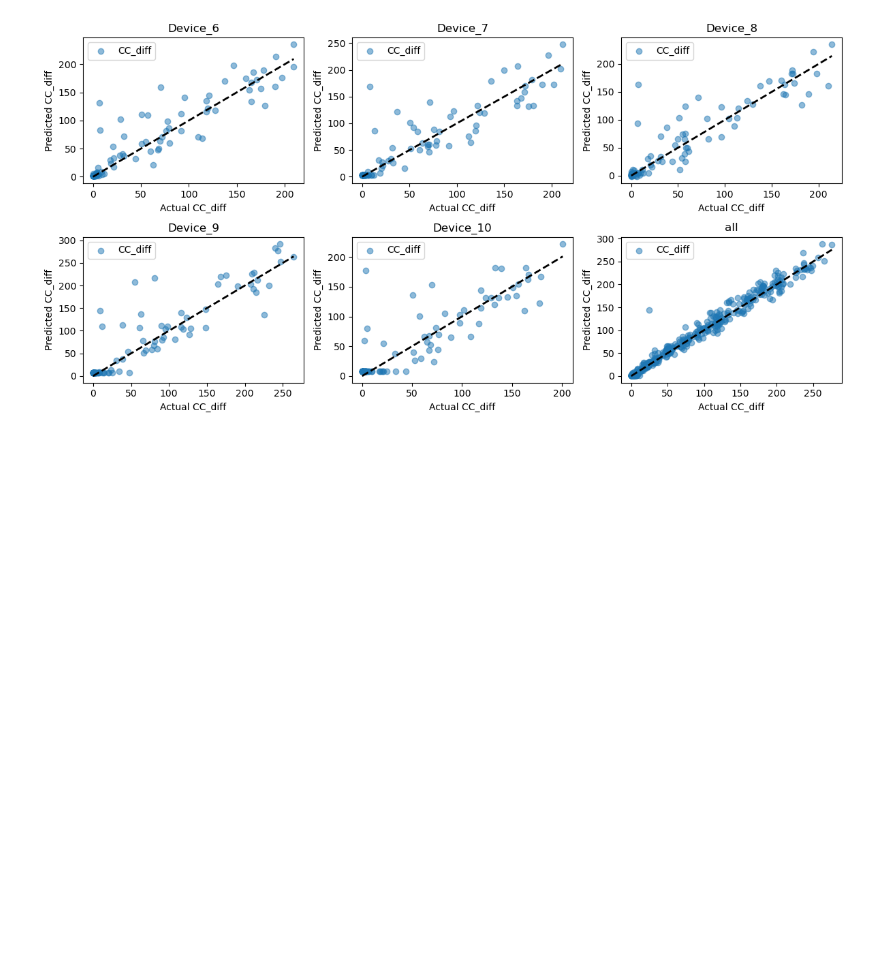
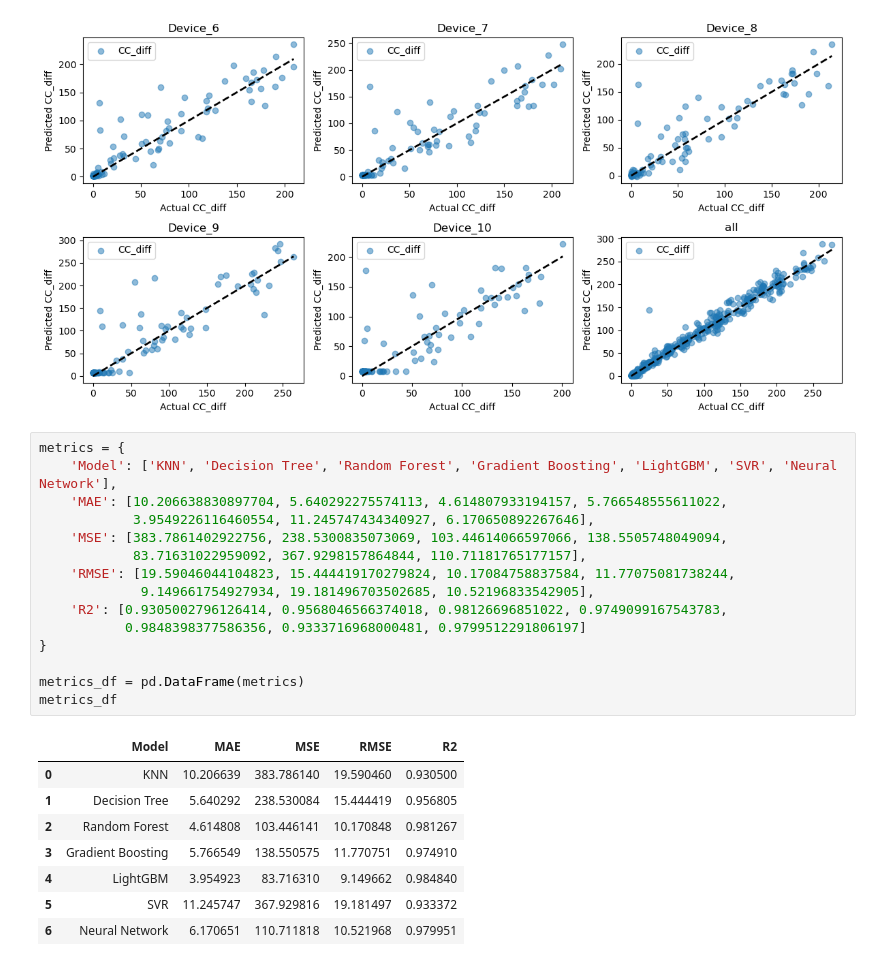
Before and after one commit to UGama/ChenTai_Power_Station, a Jupyter notebook: models_ cc_select.ipynb, the cells around one changed output. Cells and saved outputs as stored; diff of their text form; blank space fills up the shorter version.

```diff
--- a/models_ cc_select.ipynb
+++ b/models_ cc_select.ipynb
@@ -1502,3 +1502,27 @@ MSE: 110.71181765177157
 RMSE: 10.52196833542905
 R2: 0.9799512291806197
 [figure]
+# %%
+metrics = {
+    'Model': ['KNN', 'Decision Tree', 'Random Forest', 'Gradient Boosting', 'LightGBM', 'SVR', 'Neural Network'],
+    'MAE': [10.206638830897704, 5.640292275574113, 4.614807933194157, 5.766548555611022,
+            3.9549226116460554, 11.245747434340927, 6.170650892267646],
+    'MSE': [383.7861402922756, 238.5300835073069, 103.44614066597066, 138.5505748049094,
+            83.71631022959092, 367.9298157864844, 110.71181765177157],
+    'RMSE': [19.59046044104823, 15.444419170279824, 10.17084758837584, 11.77075081738244,
+             9.149661754927934, 19.181496703502685, 10.52196833542905],
+    'R2': [0.9305002796126414, 0.9568046566374018, 0.98126696851022, 0.9749099167543783,
+           0.9848398377586356, 0.9333716968000481, 0.9799512291806197]
+}
+
+metrics_df = pd.DataFrame(metrics)
+metrics_df
+# %% [output]
+|  | Model | MAE | MSE | RMSE | R2 |
+| 0 | KNN | 10.206639 | 383.786140 | 19.590460 | 0.930500 |
+| 1 | Decision Tree | 5.640292 | 238.530084 | 15.444419 | 0.956805 |
+| 2 | Random Forest | 4.614808 | 103.446141 | 10.170848 | 0.981267 |
+| 3 | Gradient Boosting | 5.766549 | 138.550575 | 11.770751 | 0.974910 |
+| 4 | LightGBM | 3.954923 | 83.716310 | 9.149662 | 0.984840 |
+| 5 | SVR | 11.245747 | 367.929816 | 19.181497 | 0.933372 |
+| 6 | Neural Network | 6.170651 | 110.711818 | 10.521968 | 0.979951 |
```
Also changed, not shown: 10 other files.
